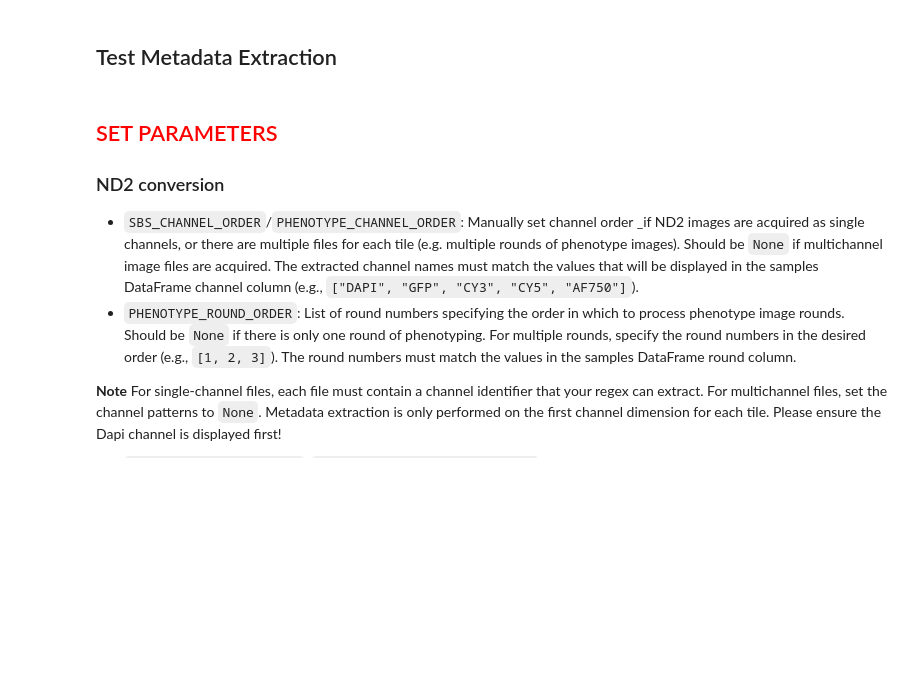
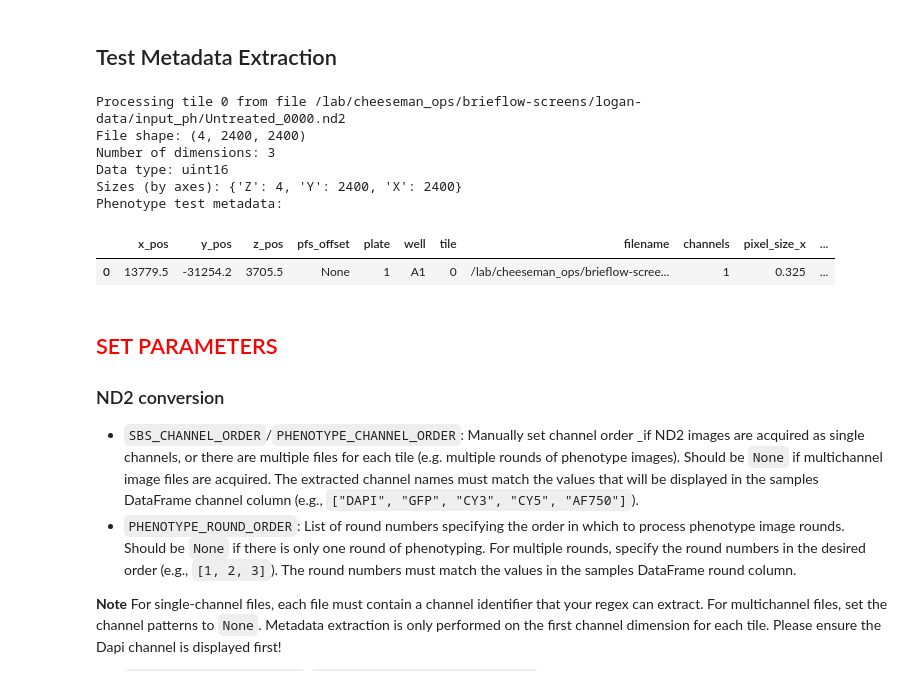
Before and after one commit to roshankern/logan-classifier, a Jupyter notebook: analysis/0.configure_preprocess_params.ipynb, the cells around one changed output. Drawn from its saved outputs; the diff is of its cells as text; code cells hidden in the pictures; blank space fills up the shorter version.

```diff
--- a/analysis/0.configure_preprocess_params.ipynb
+++ b/analysis/0.configure_preprocess_params.ipynb
@@ -165,29 +177,26 @@ display(phenotype_wildcard_combos)
 # %% [markdown]
 ## Test Metadata Extraction
 # %%
-if SBS_IMAGES_DIR_FP is not None:
-    # Extract metadata from test sbs sample
-    test_sbs_metadata = extract_tile_metadata(
-        sbs_samples["sample_fp"][0],
-        sbs_samples["plate"][0],
-        sbs_samples["well"][0],
-        sbs_samples["tile"][0],
-        verbose=True,
-    )
-    print("SBS test metadata:")
-    display(test_sbs_metadata)
-
 if PHENOTYPE_IMAGES_DIR_FP is not None:
     # Extract metadata from test phenotype sample
     test_phenotype_metadata = extract_tile_metadata(
         phenotype_samples["sample_fp"][0],
         phenotype_samples["plate"][0],
         phenotype_samples["well"][0],
         phenotype_samples["tile"][0],
         verbose=True,
     )
     print("Phenotype test metadata:")
     display(test_phenotype_metadata)
+# %% [output]
+Processing tile 0 from file /lab/cheeseman_ops/brieflow-screens/logan-data/input_ph/Untreated_0000.nd2
+File shape: (4, 2400, 2400)
+Number of dimensions: 3
+Data type: uint16
+Sizes (by axes): {'Z': 4, 'Y': 2400, 'X': 2400}
+Phenotype test metadata:
+|  | x_pos | y_pos | z_pos | pfs_offset | plate | well | tile | filename | channels | pixel_size_x | ... |
+| 0 | 13779.5 | -31254.2 | 3705.5 | None | 1 | A1 | 0 | /lab/cheeseman_ops/brieflow-scree... | 1 | 0.325 | ... |
 # %% [markdown]
 ## <font color='red'>SET PARAMETERS</font>
 
```
Also changed, not shown: parts of 10 cells of this notebook, 3 other files.
